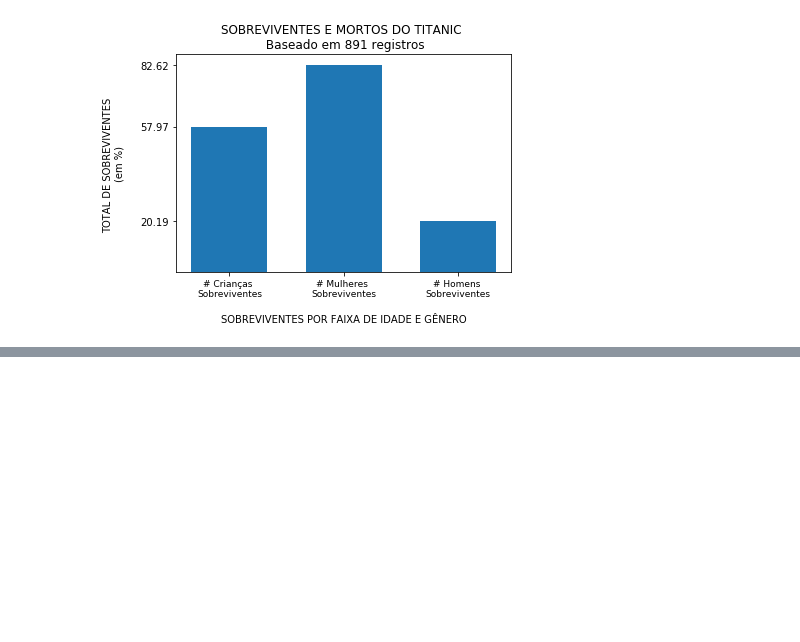
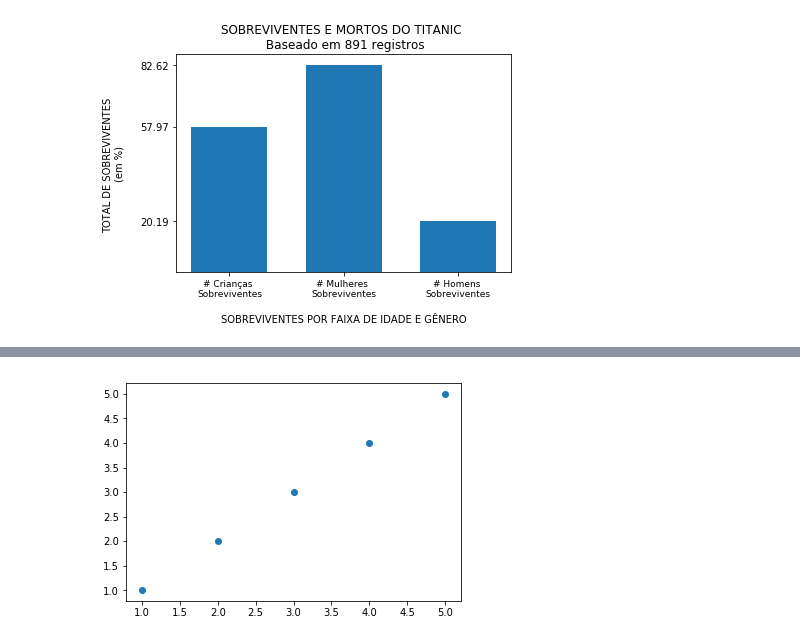
Before and after one commit to Anderson-hrz/ds1-udacity-projeto-02, a Jupyter notebook: projeto-02-analise-titanic.ipynb, the cells around one changed output, grey strips where cells are left out. Saved outputs shown, nothing was run; the diff lists cells and outputs as text; code cells hidden in the pictures; blank space fills up the shorter version.

```diff
--- a/projeto-02-analise-titanic.ipynb
+++ b/projeto-02-analise-titanic.ipynb
@@ -270,0 +318,14 @@ lugares melhores (mesmo que não tenhamos o local dessas cabines).
+# %%
+'''
+Apesar de não ter uma informação conclusiva, já que não sabemos exatamente onde estavam as cabines dos tickets de
+terceira classe, conseguimos pensar em duas situações: (1) passageiros de terceira classe estavam pior posicionados
+ou (2) passageiros de classes maiores tinham prioridade no salvamento, justamente pela sua posição social na sociedade.
+
+Outro ponto interessante é que - nesse conjunto de dados - a quantidade total de passageiros de terceira classe é bem
+maior do que as outras classes.
+
+Agora vamos analisar se passageiros que viajavam sozinhos tiveram mais chance na sobrevivência do que os que estavam
+acompanhados pela família e tinham mais pessoas para proteger.
+'''
+# %% [output]
+[figure, added]
```
Also changed, not shown: parts of 5 cells of this notebook.
